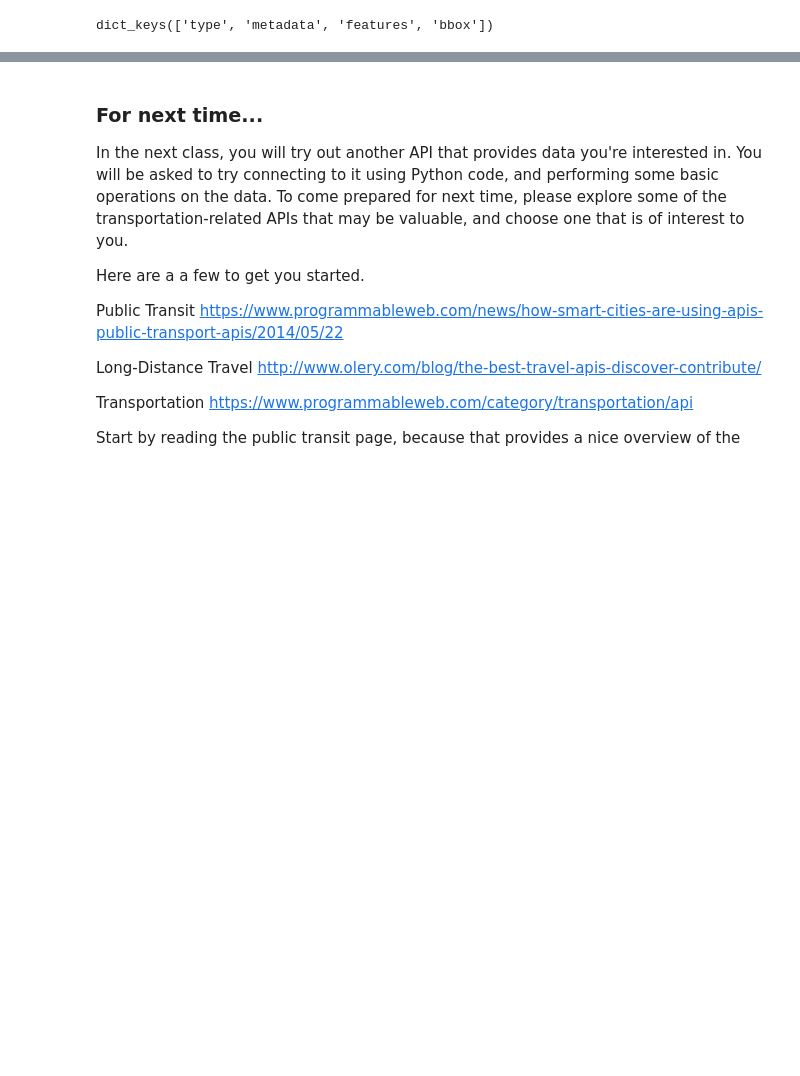
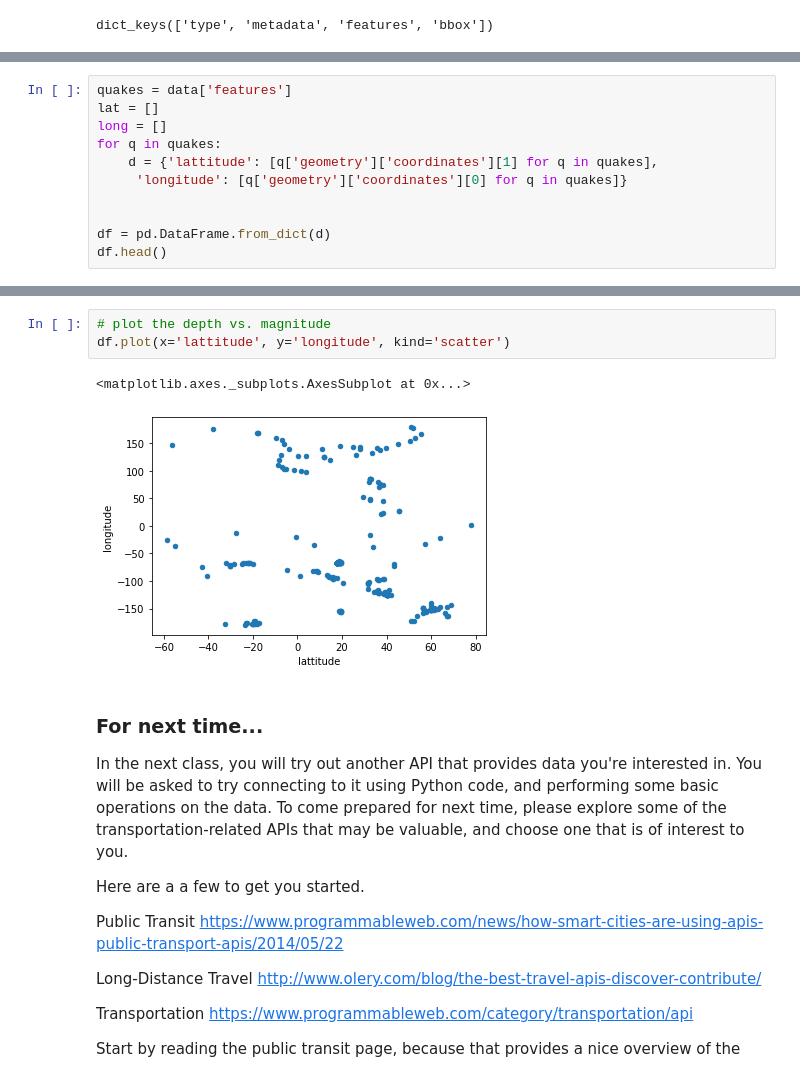
Before and after one commit to vsgo222/ce599, a Jupyter notebook: 12-Open Data APIs/api-demo.ipynb, the cells around one changed output, grey strips where cells are left out. Drawn from its saved outputs; the diff is of its cells as text; blank space fills up the shorter version.

```diff
--- a/12-Open Data APIs/api-demo.ipynb
+++ b/12-Open Data APIs/api-demo.ipynb
@@ -576,0 +526,11 @@ print(quakes[2]['geometry']['coordinates'])
+# %%
+quakes = data['features']
+lat = []
+long = []
+for q in quakes:
+    d = {'lattitude': [q['geometry']['coordinates'][1] for q in quakes],
+     'longitude': [q['geometry']['coordinates'][0] for q in quakes]}
+
+
+df = pd.DataFrame.from_dict(d)
+df.head()
@@ -577,3 +544,9 @@ print(quakes[2]['geometry']['coordinates'])
+# %%
+# plot the depth vs. magnitude
+df.plot(x='lattitude', y='longitude', kind='scatter')
+# %% [output]
+<matplotlib.axes._subplots.AxesSubplot at 0x...>
+[figure, added]
 # %% [markdown]
 ### For next time...
 
```
Also changed, not shown: parts of 21 cells of this notebook, 24 other files.
